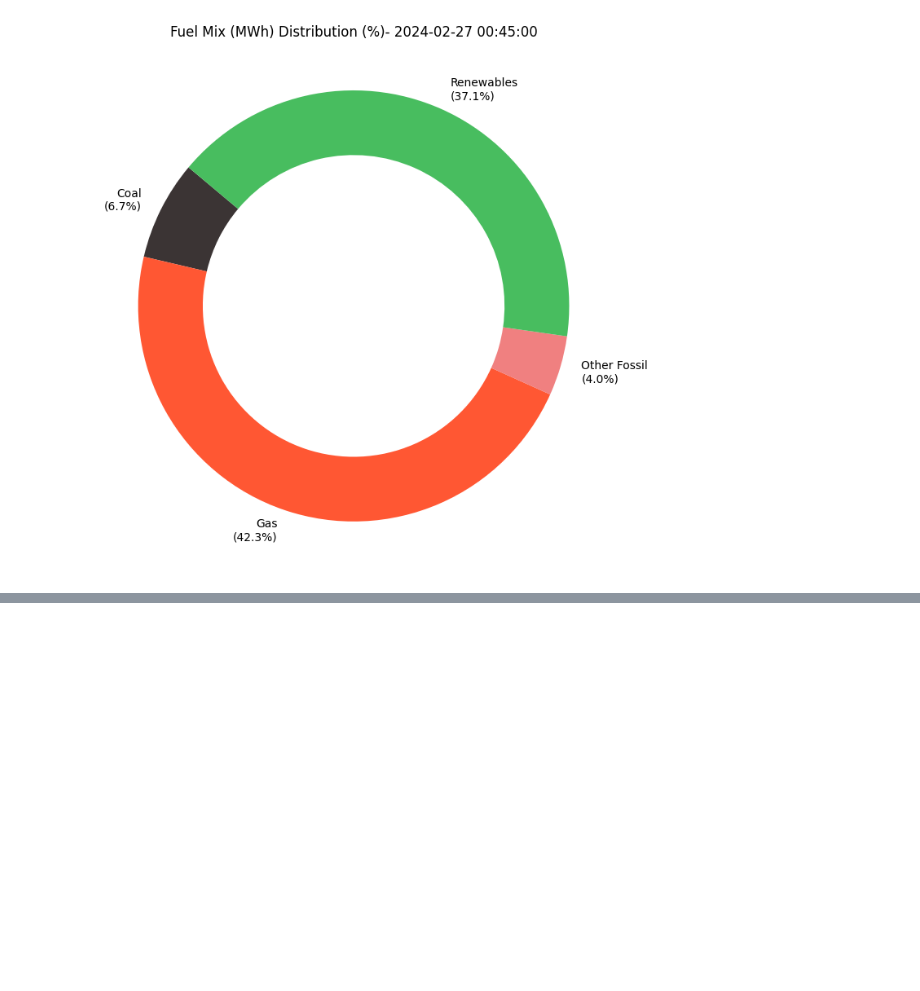
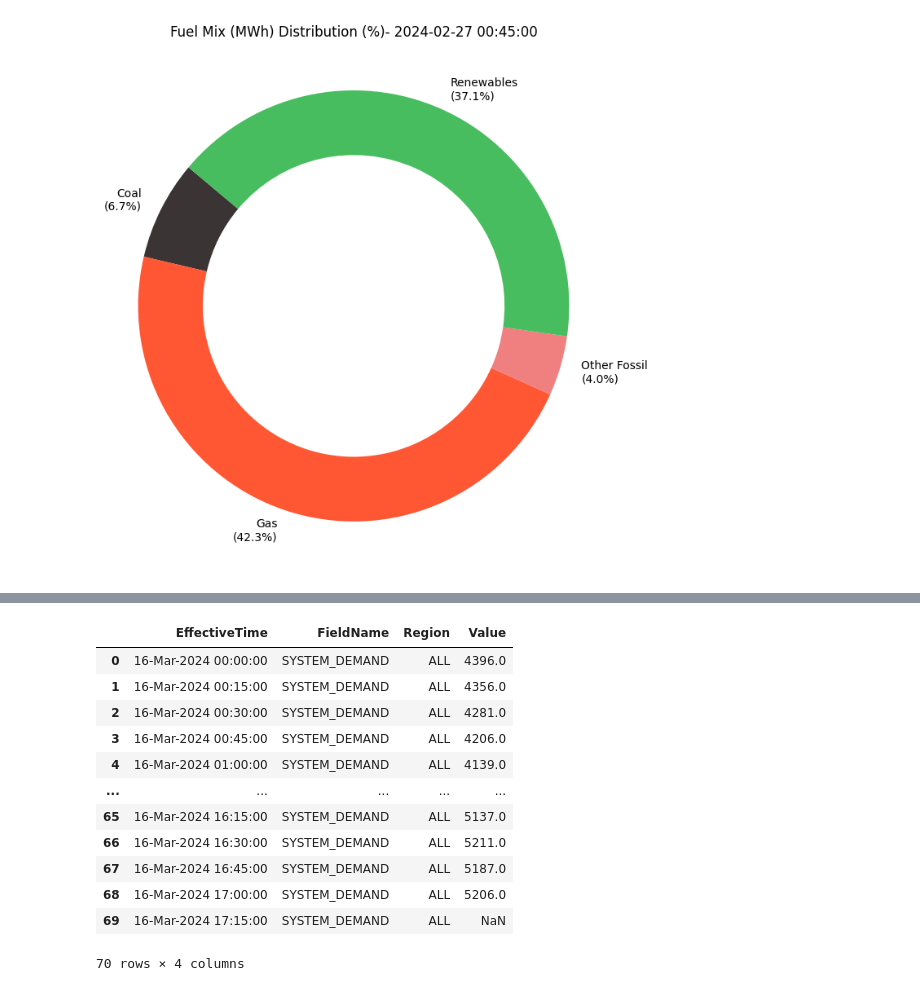
Before and after one commit to SaM-92/telegram-energy-api, a Jupyter notebook: eirgrid_api.ipynb, the cells around one changed output, grey strips where cells are left out. Cells and saved outputs as stored; diff of their text form; code cells hidden in the pictures; blank space fills up the shorter version.

```diff
--- a/eirgrid_api.ipynb
+++ b/eirgrid_api.ipynb
@@ -1015,0 +1072,15 @@ def pie_chart_fuel_mix(df, net_import_status, current_time):
+# %%
+# data is availble every 30 minutes, so we need to start at the nearest half-hour
+def round_down_time(dt):
+    # Round down to the nearest half-ho/ur
+    new_minute = 30 if dt.minute >= 30 else 0
+    return dt.replace(minute=new_minute, second=0, microsecond=0)
+
+# Current date and time
+now = datetime.datetime.now()
+# Round down to the nearest half-hour
+start_time = round_down_time(now)
+# For end time, let's use 24 hours from now
+end_time = now.replace(
+    hour=23, minute=59, second=59, microsecond=0
+)  # now + timedelta(days=1)
@@ -1015,0 +1091,41 @@ def pie_chart_fuel_mix(df, net_import_status, current_time):
+# %%
+def today_time():
+    """Generate start and end date and time strings for today's data reading.
+
+    Returns:
+        Tuple[str, str]: A tuple containing the start date and time string
+        formatted as 'YYYY-MM-DD HH:MM:SS' and the end date and time string
+        formatted as 'YYYY-MM-DD HH:MM:SS'.
+    """
+    now = round_time(datetime.datetime.now())
+
+    # Start time of today
+    startDateTime = format_date(
+        datetime.datetime(now.year, now.month, now.day, 0, 0, 0)
+    )
+
+    # End time (current time, rounded to the nearest 15 minutes)
+    endDateTime = format_date(now)
+
+    return (startDateTime, endDateTime)
+# %%
+startDateTime, endDateTime = today_time()
+
+
+demand_for_today = eirgrid_api("demandactual", "ALL", startDateTime,endDateTime)
+# %%
+demand_for_today
+# %% [output]
+|  | EffectiveTime | FieldName | Region | Value |
+| 0 | 16-Mar-2024 00:00:00 | SYSTEM_DEMAND | ALL | 4396.0 |
+| 1 | 16-Mar-2024 00:15:00 | SYSTEM_DEMAND | ALL | 4356.0 |
+| 2 | 16-Mar-2024 00:30:00 | SYSTEM_DEMAND | ALL | 4281.0 |
+| 3 | 16-Mar-2024 00:45:00 | SYSTEM_DEMAND | ALL | 4206.0 |
+| 4 | 16-Mar-2024 01:00:00 | SYSTEM_DEMAND | ALL | 4139.0 |
+| ... | ... | ... | ... | ... |
+| 65 | 16-Mar-2024 16:15:00 | SYSTEM_DEMAND | ALL | 5137.0 |
+| 66 | 16-Mar-2024 16:30:00 | SYSTEM_DEMAND | ALL | 5211.0 |
+| 67 | 16-Mar-2024 16:45:00 | SYSTEM_DEMAND | ALL | 5187.0 |
+| 68 | 16-Mar-2024 17:00:00 | SYSTEM_DEMAND | ALL | 5206.0 |
+| 69 | 16-Mar-2024 17:15:00 | SYSTEM_DEMAND | ALL | NaN |
+70 rows × 4 columns
```
Also changed, not shown: parts of 18 cells of this notebook, 1 other file.
